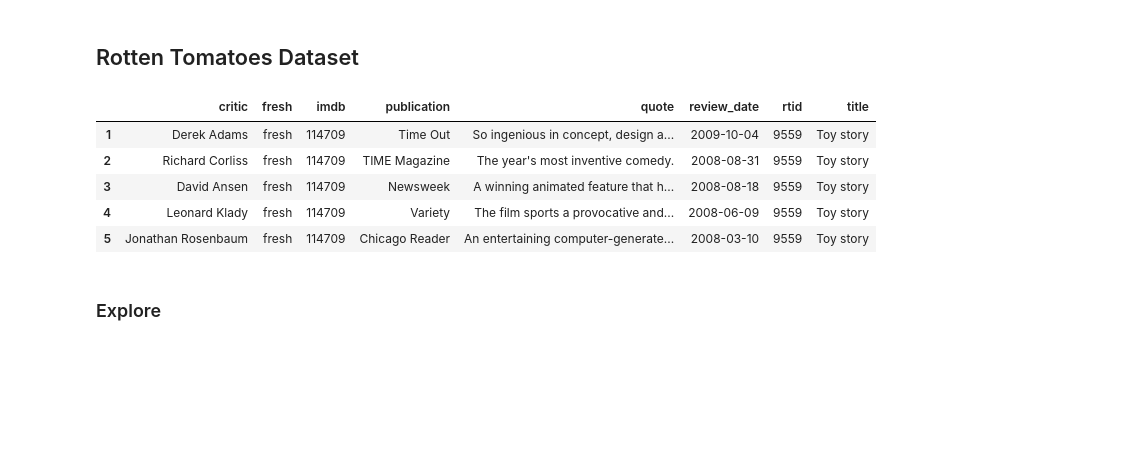
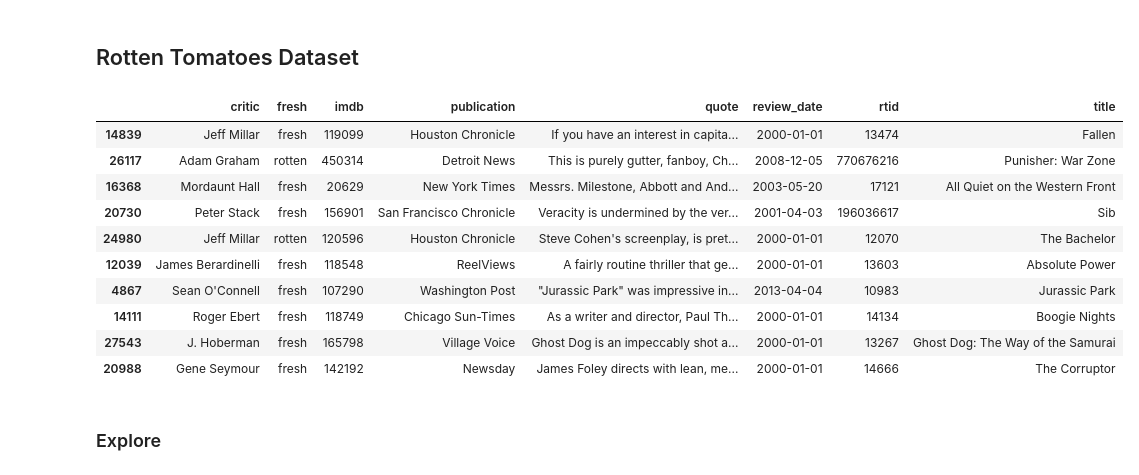
Before and after one commit to EnesGokceDS/Basic-Text-Classification-with-Naive-Bayes, a Jupyter notebook: Mini_Project_Naive_Bayes_checkpoint.ipynb, the cells around one changed output. Drawn from its saved outputs; the diff is of its cells as text; code cells hidden in the pictures; blank space fills up the shorter version.

```diff
--- a/Mini_Project_Naive_Bayes_checkpoint.ipynb
+++ b/Mini_Project_Naive_Bayes_checkpoint.ipynb
@@ -38,18 +38,23 @@ sns.set_context("poster")
 ## Rotten Tomatoes Dataset
 # %%
 import pandas as pd
-url ='https://raw.githubusercontent.com/Raizel820/Datasets_for_study/master/critics.csv'
+url ='https://raw.githubusercontent.com/Raizel820/Basic-Text-Classification-with-Naive-Bayes/master/critics.csv'
 critics = pd.read_csv(url)
 #let's drop rows with missing quotes
 critics = critics[~critics.quote.isnull()]
-critics.head()
+critics.sample(10)
 # %% [output]
 |  | critic | fresh | imdb | publication | quote | review_date | rtid | title |
-| 1 | Derek Adams | fresh | 114709 | Time Out | So ingenious in concept, design a... | 2009-10-04 | 9559 | Toy story |
-| 2 | Richard Corliss | fresh | 114709 | TIME Magazine | The year's most inventive comedy. | 2008-08-31 | 9559 | Toy story |
-| 3 | David Ansen | fresh | 114709 | Newsweek | A winning animated feature that h... | 2008-08-18 | 9559 | Toy story |
-| 4 | Leonard Klady | fresh | 114709 | Variety | The film sports a provocative and... | 2008-06-09 | 9559 | Toy story |
-| 5 | Jonathan Rosenbaum | fresh | 114709 | Chicago Reader | An entertaining computer-generate... | 2008-03-10 | 9559 | Toy story |
+| 14839 | Jeff Millar | fresh | 119099 | Houston Chronicle | If you have an interest in capita... | 2000-01-01 | 13474 | Fallen |
+| 26117 | Adam Graham | rotten | 450314 | Detroit News | This is purely gutter, fanboy, Ch... | 2008-12-05 | 770676216 | Punisher: War Zone |
+| 16368 | Mordaunt Hall | fresh | 20629 | New York Times | Messrs. Milestone, Abbott and And... | 2003-05-20 | 17121 | All Quiet on the Western Front |
+| 20730 | Peter Stack | fresh | 156901 | San Francisco Chronicle | Veracity is undermined by the ver... | 2001-04-03 | 196036617 | Sib |
+| 24980 | Jeff Millar | rotten | 120596 | Houston Chronicle | Steve Cohen's screenplay, is pret... | 2000-01-01 | 12070 | The Bachelor |
+| 12039 | James Berardinelli | fresh | 118548 | ReelViews | A fairly routine thriller that ge... | 2000-01-01 | 13603 | Absolute Power |
+| 4867 | Sean O'Connell | fresh | 107290 | Washington Post | "Jurassic Park" was impressive in... | 2013-04-04 | 10983 | Jurassic Park |
+| 14111 | Roger Ebert | fresh | 118749 | Chicago Sun-Times | As a writer and director, Paul Th... | 2000-01-01 | 14134 | Boogie Nights |
+| 27543 | J. Hoberman | fresh | 165798 | Village Voice | Ghost Dog is an impeccably shot a... | 2000-01-01 | 13267 | Ghost Dog: The Way of the Samurai |
+| 20988 | Gene Seymour | fresh | 142192 | Newsday | James Foley directs with lean, me... | 2000-01-01 | 14666 | The Corruptor |
 # %% [markdown]
 ### Explore
 # %%
```
Also changed, not shown: parts of 45 cells of this notebook.
